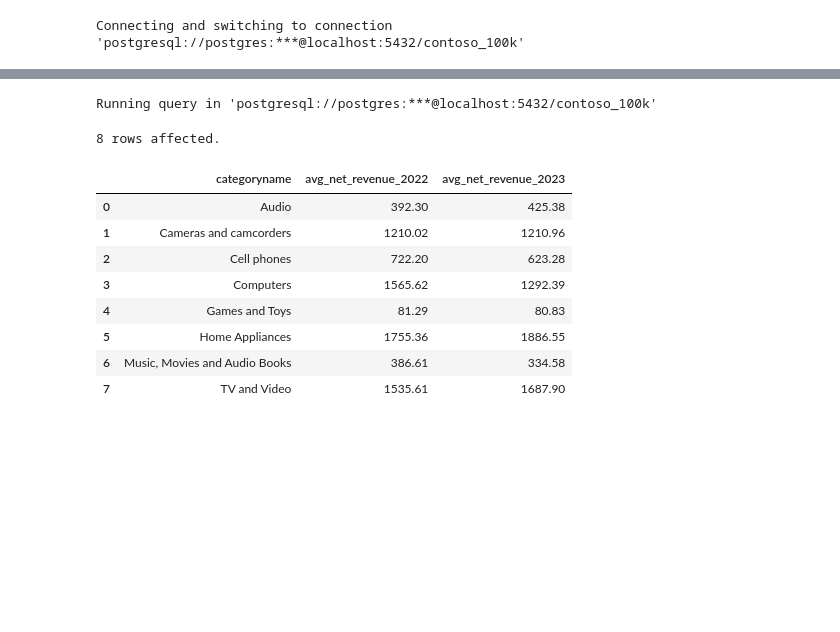
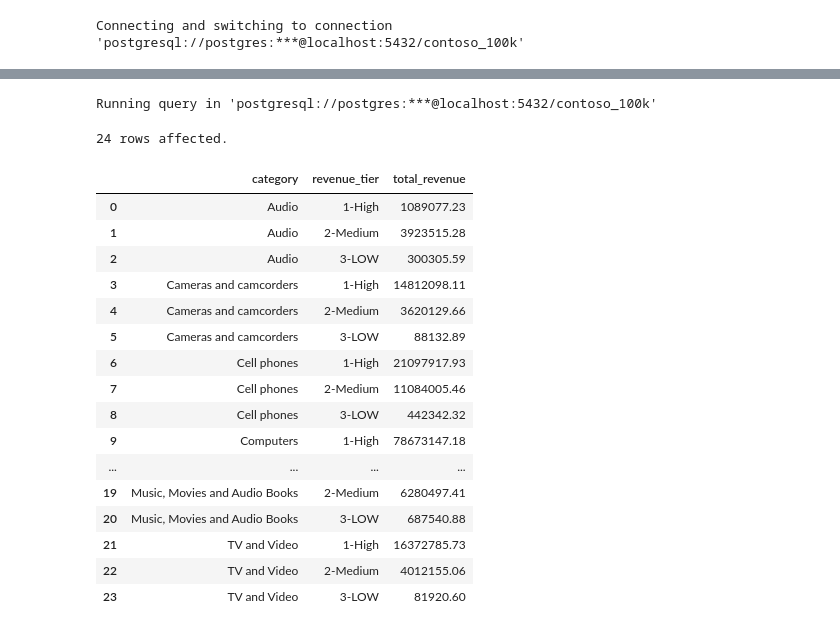
Before and after one commit to sandu17767/project_sql_data_jobs, a Jupyter notebook: Resources/Blank_SQL_Notebook.ipynb, the cells around one changed output, grey strips where cells are left out. Cells and saved outputs as stored; diff of their text form; code cells hidden in the pictures; blank space fills up the shorter version.

```diff
--- a/Resources/Blank_SQL_Notebook.ipynb
+++ b/Resources/Blank_SQL_Notebook.ipynb
@@ -60,22 +89,46 @@ Connecting and switching to connection 'postgresql://postgres:***@localhost:5432
 # %%
 %%sql
+WITH PERCENTILES AS (
+  SELECT
+    PERCENTILE_CONT(0.25) WITHIN GROUP (ORDER BY (s.quantity * s.netprice * s.exchangerate)) AS net_revenue_25_percentile,
+    PERCENTILE_CONT(0.75) WITHIN GROUP (ORDER BY (s.quantity * s.netprice * s.exchangerate)) AS net_revenue_75_percentile
+  FROM sales s
+  WHERE orderdate BETWEEN '2022-01-01' AND '2022-12-31'
+)
 SELECT
-p.categoryname,
-AVG(CASE WHEN s.orderdate BETWEEN '2022-01-01' AND '2022-12-31' THEN (s.quantity * s.netprice* s.exchangerate) END ) AS avg_net_revenue_2022,
-AVG(CASE WHEN s.orderdate BETWEEN '2023-01-01' AND '2023-12-31' THEN (s.quantity * s.netprice *s.exchangerate) END ) AS avg_net_revenue_2023
+p.categoryname AS category,
+  CASE
+    WHEN (s.quantity * s.netprice * s.exchangerate) < pctl.net_revenue_25_percentile THEN '3-LOW'
+    WHEN (s.quantity * s.netprice * s.exchangerate) >= pctl.net_revenue_75_percentile THEN '1-High'
+    ELSE '2-Medium'
+  END AS revenue_tier,
+  SUM(s.quantity * s.netprice * s.exchangerate) AS total_revenue
 FROM sales s
-LEFT JOIN product p ON p.productkey = s.productkey
-GROUP BY p.categoryname
-ORDER BY p.categoryname;
+LEFT JOIN product p ON s.productkey = p.productkey
+CROSS JOIN PERCENTILES pctl
+GROUP BY
+  p.categoryname,
+  revenue_tier
+ORDER BY
+  p.categoryname,
+  revenue_tier;
 # %% [output]
 Running query in 'postgresql://postgres:***@localhost:5432/contoso_100k'
-8 rows affected.
+24 rows affected.
-|  | categoryname | avg_net_revenue_2022 | avg_net_revenue_2023 |
-| 0 | Audio | 392.30 | 425.38 |
-| 1 | Cameras and camcorders | 1210.02 | 1210.96 |
-| 2 | Cell phones | 722.20 | 623.28 |
-| 3 | Computers | 1565.62 | 1292.39 |
-| 4 | Games and Toys | 81.29 | 80.83 |
-| 5 | Home Appliances | 1755.36 | 1886.55 |
-| 6 | Music, Movies and Audio Books | 386.61 | 334.58 |
-| 7 | TV and Video | 1535.61 | 1687.90 |
+|  | category | revenue_tier | total_revenue |
+| 0 | Audio | 1-High | 1089077.23 |
+| 1 | Audio | 2-Medium | 3923515.28 |
+| 2 | Audio | 3-LOW | 300305.59 |
+| 3 | Cameras and camcorders | 1-High | 14812098.11 |
+| 4 | Cameras and camcorders | 2-Medium | 3620129.66 |
+| 5 | Cameras and camcorders | 3-LOW | 88132.89 |
+| 6 | Cell phones | 1-High | 21097917.93 |
+| 7 | Cell phones | 2-Medium | 11084005.46 |
+| 8 | Cell phones | 3-LOW | 442342.32 |
+| 9 | Computers | 1-High | 78673147.18 |
+| ... | ... | ... | ... |
+| 19 | Music, Movies and Audio Books | 2-Medium | 6280497.41 |
+| 20 | Music, Movies and Audio Books | 3-LOW | 687540.88 |
+| 21 | TV and Video | 1-High | 16372785.73 |
+| 22 | TV and Video | 2-Medium | 4012155.06 |
+| 23 | TV and Video | 3-LOW | 81920.60 |
```
Also changed, not shown: parts of 14 cells of this notebook.
